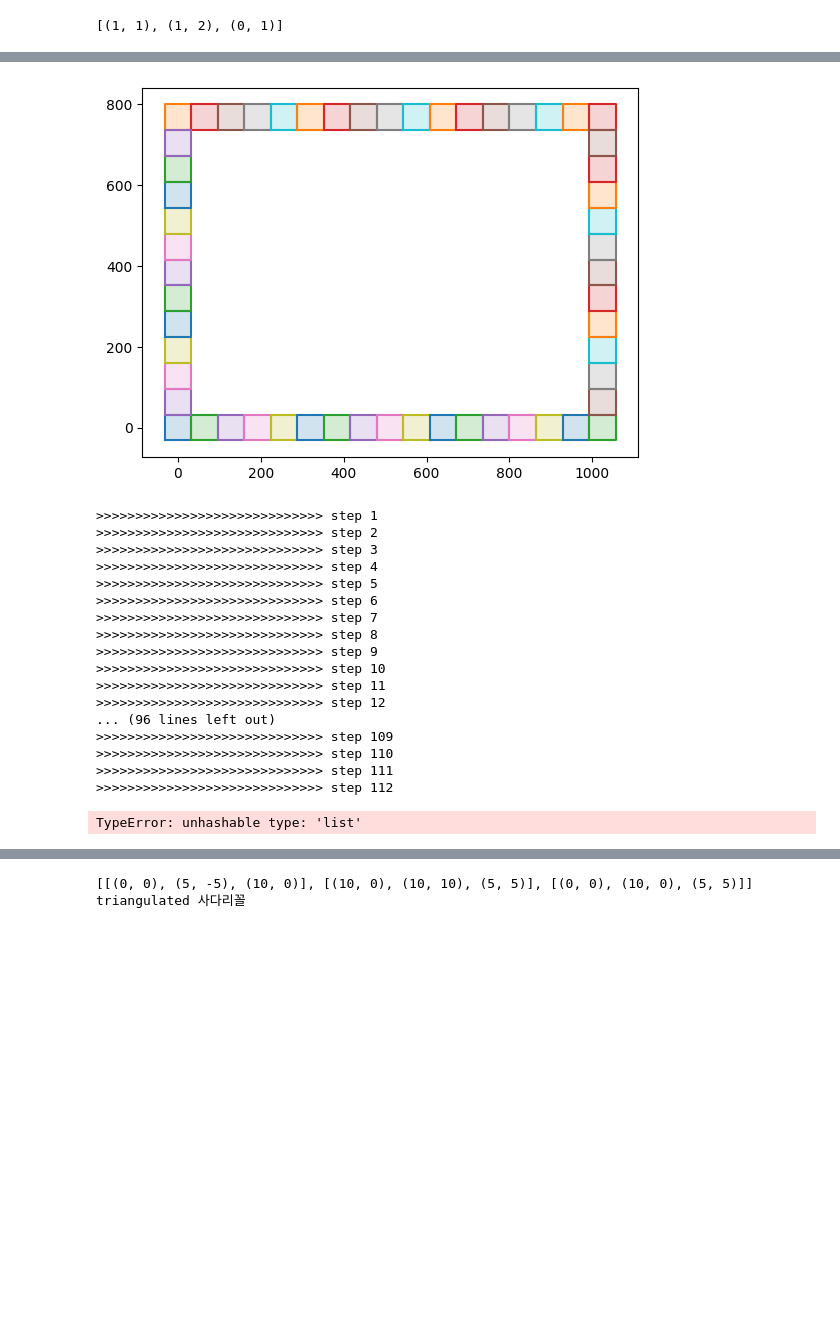
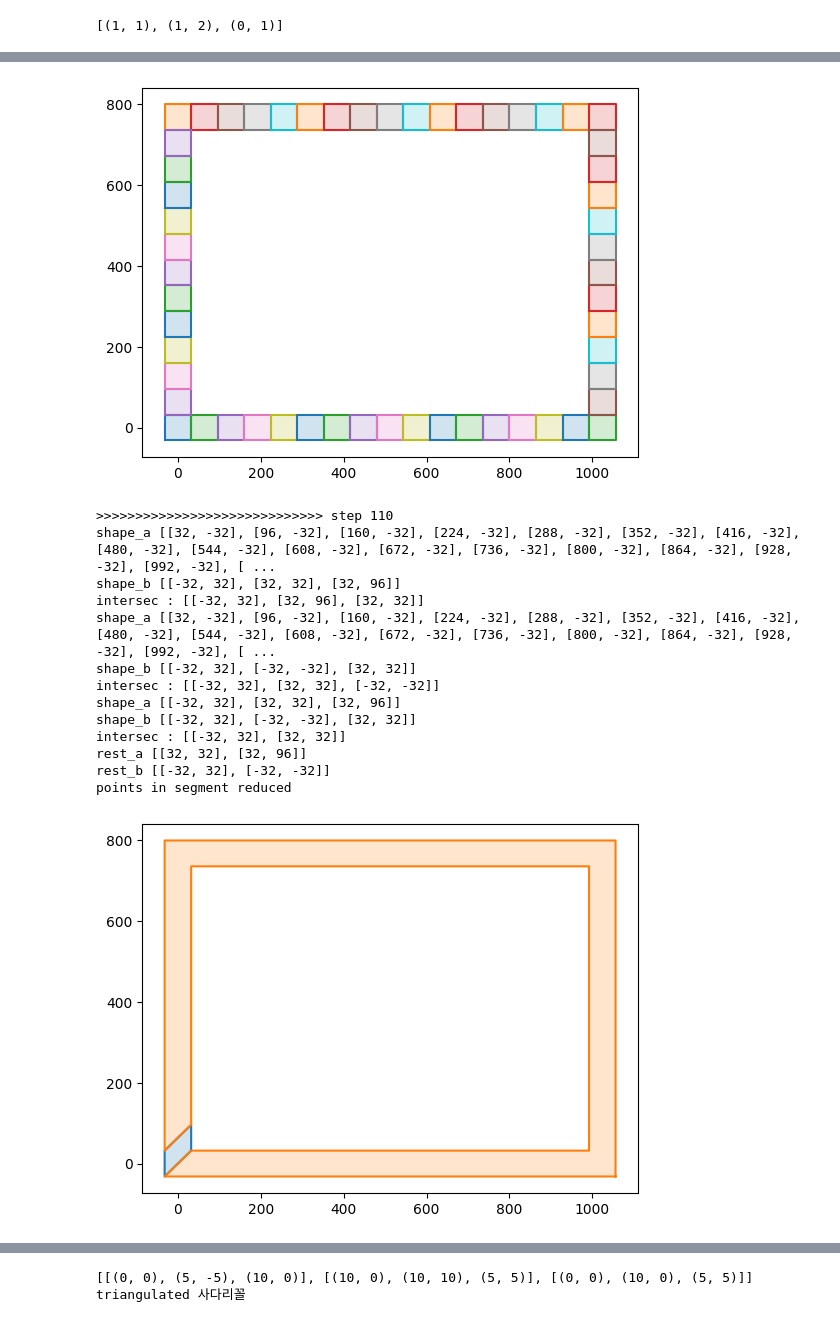
Before and after one commit to joonhyuk/python-game-engine, a Jupyter notebook: lib/foundation/libtest.ipynb, the cells around one changed output, grey strips where cells are left out. Drawn from its saved outputs; the diff is of its cells as text; code cells hidden in the pictures; blank space fills up the shorter version.

```diff
--- a/lib/foundation/libtest.ipynb
+++ b/lib/foundation/libtest.ipynb
@@ -682,31 +702,28 @@ real_world_problem = [[[-32, -32], [32, -32], [32, 32], [-32, 32]], [[-32, 736],
 draw(*real_world_problem)
-conv = test_convexes(real_world_problem)
-draw(*conv)
+# conv = test_convexes(real_world_problem, 50)
+draw(*test_convexes(real_world_problem, 109))
+# draw(*conv)
 # conv.reverse()
-tris = triangulate_all(conv)
-draw(*tris)
-draw(*convexise(tris))
-draw(*conv)
+# tris = triangulate_all(conv)
+# draw(*tris)
+# draw(*convexise(tris))
+# draw(*conv)
 # %% [output]
 [figure]
->>>>>>>>>>>>>>>>>>>>>>>>>>>>> step 1
->>>>>>>>>>>>>>>>>>>>>>>>>>>>> step 2
->>>>>>>>>>>>>>>>>>>>>>>>>>>>> step 3
->>>>>>>>>>>>>>>>>>>>>>>>>>>>> step 4
->>>>>>>>>>>>>>>>>>>>>>>>>>>>> step 5
->>>>>>>>>>>>>>>>>>>>>>>>>>>>> step 6
->>>>>>>>>>>>>>>>>>>>>>>>>>>>> step 7
->>>>>>>>>>>>>>>>>>>>>>>>>>>>> step 8
->>>>>>>>>>>>>>>>>>>>>>>>>>>>> step 9
->>>>>>>>>>>>>>>>>>>>>>>>>>>>> step 10
->>>>>>>>>>>>>>>>>>>>>>>>>>>>> step 11
->>>>>>>>>>>>>>>>>>>>>>>>>>>>> step 12
-... (96 lines left out)
->>>>>>>>>>>>>>>>>>>>>>>>>>>>> step 109
 >>>>>>>>>>>>>>>>>>>>>>>>>>>>> step 110
->>>>>>>>>>>>>>>>>>>>>>>>>>>>> step 111
->>>>>>>>>>>>>>>>>>>>>>>>>>>>> step 112
+shape_a [[32, -32], [96, -32], [160, -32], [224, -32], [288, -32], [352, -32], [416, -32], [480, -32], [544, -32], [608, -32], [672, -32], [736, -32], [800, -32], [864, -32], [928, -32], [992, -32], [ ...
+shape_b [[-32, 32], [32, 32], [32, 96]]
+intersec : [[-32, 32], [32, 96], [32, 32]]
+shape_a [[32, -32], [96, -32], [160, -32], [224, -32], [288, -32], [352, -32], [416, -32], [480, -32], [544, -32], [608, -32], [672, -32], [736, -32], [800, -32], [864, -32], [928, -32], [992, -32], [ ...
+shape_b [[-32, 32], [-32, -32], [32, 32]]
+intersec : [[-32, 32], [32, 32], [-32, -32]]
+shape_a [[-32, 32], [32, 32], [32, 96]]
+shape_b [[-32, 32], [-32, -32], [32, 32]]
+intersec : [[-32, 32], [32, 32]]
+rest_a [[32, 32], [32, 96]]
+rest_b [[-32, 32], [-32, -32]]
+points in segment reduced
-TypeError: unhashable type: 'list'
+[figure, added]
 # %%
 
 print('four boxes')
```
Also changed, not shown: parts of 5 cells of this notebook, 4 other files.
